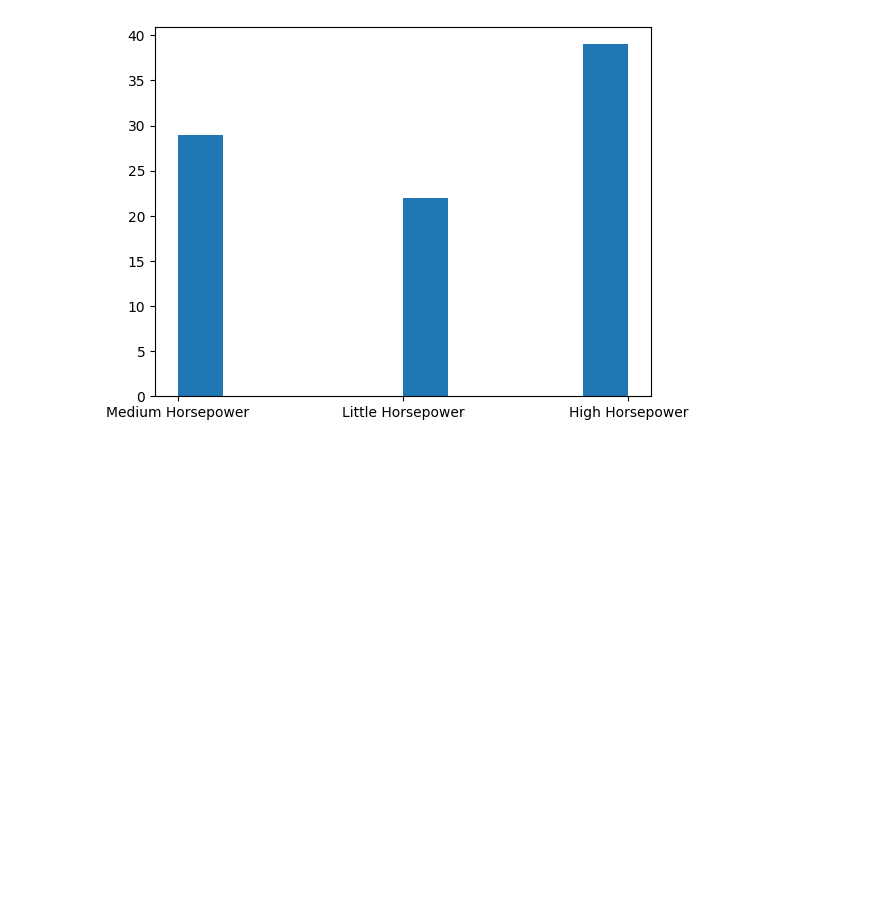
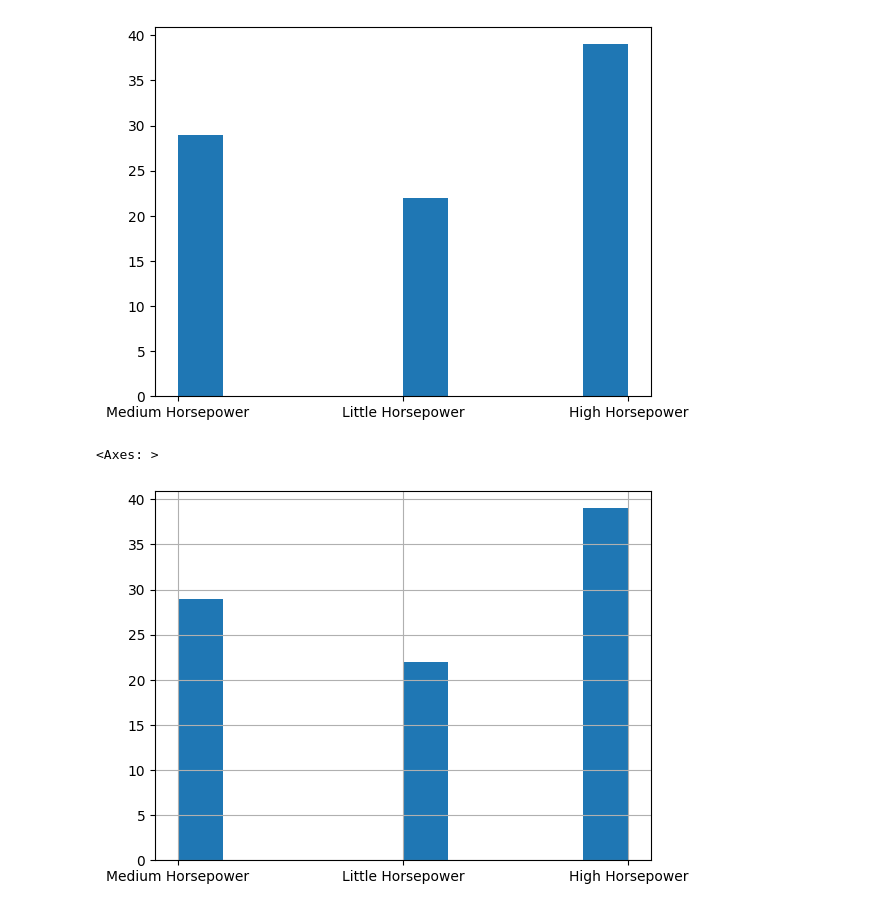
Before and after one commit to shanthivijayan/Python-Data-Analysis, a Jupyter notebook: Binning_and_Normalization.ipynb, the cells around one changed output. Saved outputs shown, nothing was run; the diff lists cells and outputs as text; code cells hidden in the pictures; blank space fills up the shorter version.

```diff
--- a/Binning_and_Normalization.ipynb
+++ b/Binning_and_Normalization.ipynb
@@ -196,3 +196,8 @@ plt.hist(df_auto_mpg['Horse_binner'])
  array([0. , 0.2, 0.4, 0.6, 0.8, 1. , 1.2, 1.4, 1.6, 1.8, 2. ]),
  <BarContainer object of 10 artists>)
 [figure]
+# %%
+df_auto_mpg['Horse_binner'].hist()
+# %% [output]
+<Axes: >
+[figure, added]
```
